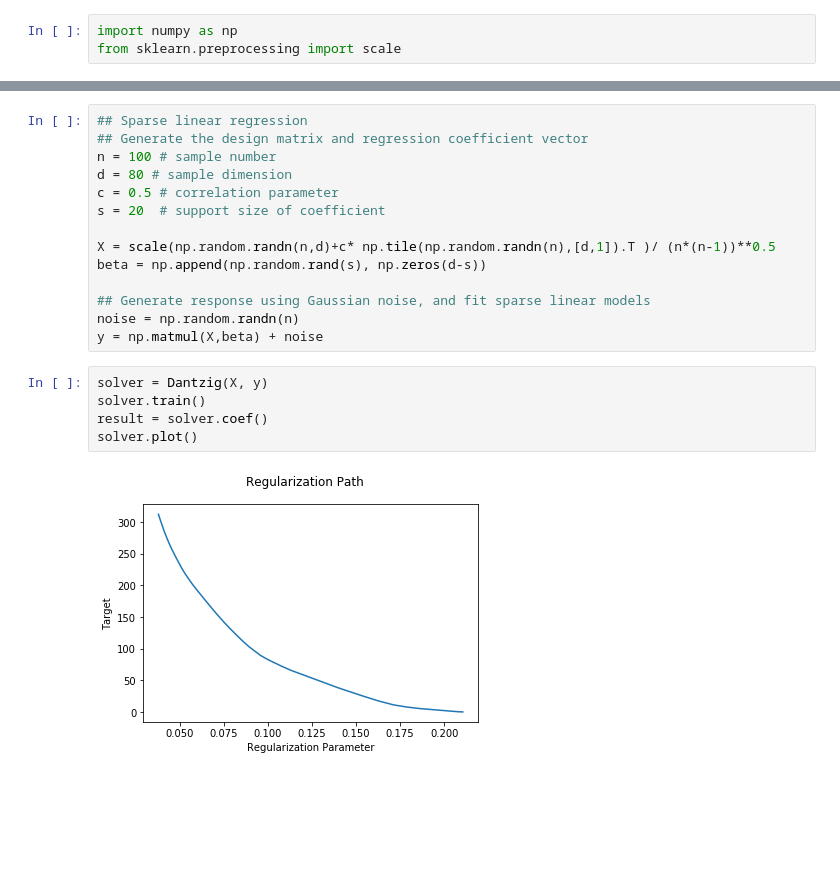
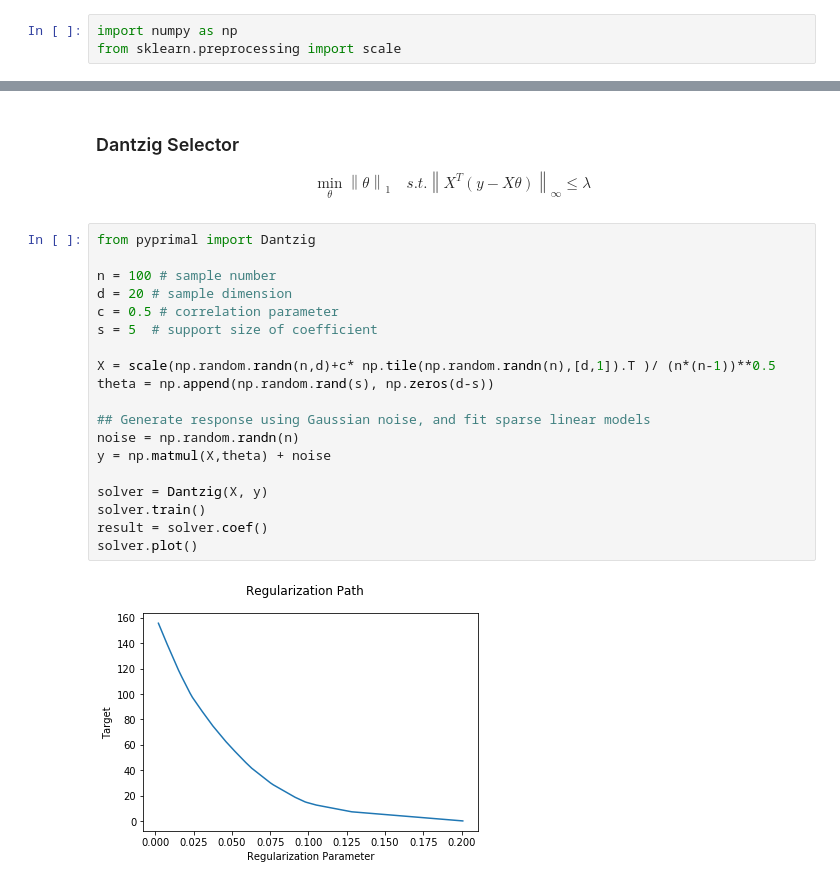
Before and after one commit to ShenQianli/primal, a Jupyter notebook: tutorials/tutorial.ipynb, the cells around one changed output, grey strips where cells are left out. Cells and saved outputs as stored; diff of their text form; blank space fills up the shorter version.

```diff
--- a/tutorials/tutorial.ipynb
+++ b/tutorials/tutorial.ipynb
@@ -7,21 +62,24 @@ from pypsm import Dantzig
+# %% [markdown]
+### Dantzig Selector
+$$\min_{\theta}\left\|\theta\right\|_1\quad s.t.\left\|X^T(y-X\theta)\right\|_\infty\le\lambda$$
 # %%
-## Sparse linear regression
-## Generate the design matrix and regression coefficient vector
+from pyprimal import Dantzig
+
 n = 100 # sample number
-d = 80 # sample dimension
+d = 20 # sample dimension
 c = 0.5 # correlation parameter
-s = 20  # support size of coefficient
+s = 5  # support size of coefficient
 
 X = scale(np.random.randn(n,d)+c* np.tile(np.random.randn(n),[d,1]).T )/ (n*(n-1))**0.5
-beta = np.append(np.random.rand(s), np.zeros(d-s))
+theta = np.append(np.random.rand(s), np.zeros(d-s))
 
 ## Generate response using Gaussian noise, and fit sparse linear models
 noise = np.random.randn(n)
-y = np.matmul(X,beta) + noise
+y = np.matmul(X,theta) + noise
+
+solver = Dantzig(X, y)
+solver.train()
+result = solver.coef()
+solver.plot()
+# %% [output]
+[figure, added]
-# %%
-solver = Dantzig(X, y)
-solver.train()
-result = solver.coef()
-solver.plot()
-# %% [output]
-[figure, removed]
```
Also changed, not shown: parts of 9 cells of this notebook.
